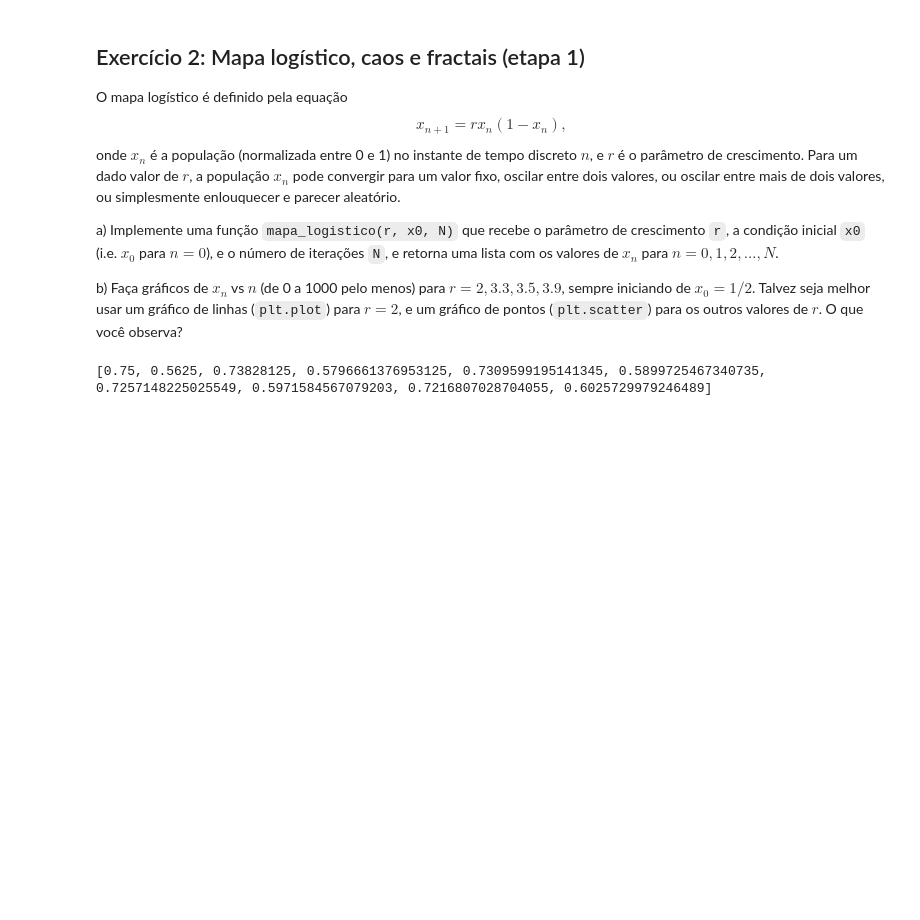
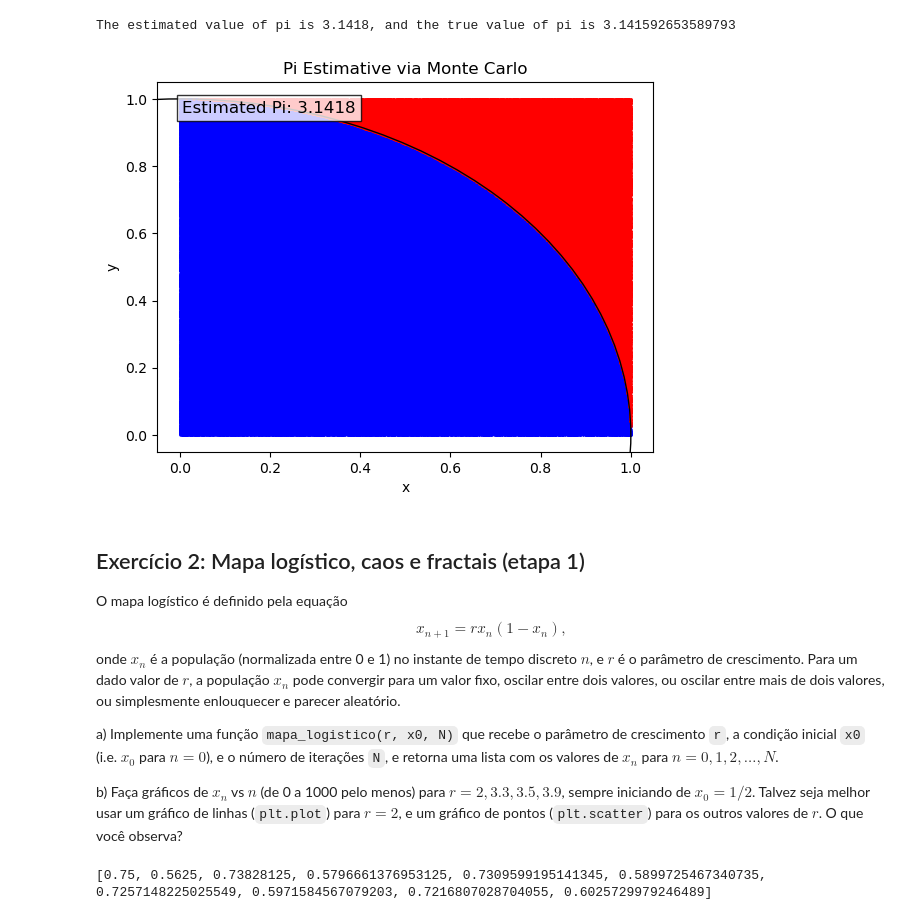
Before and after one commit to Arialhg/fiscomp, a Jupyter notebook: list3.ipynb, the cells around one changed output. Saved outputs shown, nothing was run; the diff lists cells and outputs as text; code cells hidden in the pictures; blank space fills up the shorter version.

```diff
--- a/list3.ipynb
+++ b/list3.ipynb
@@ -43,3 +17,64 @@ with a total number of 10000 points, the approximation for pi is 3.1508. The rea
+# %%
+import numpy as np
+import matplotlib.pyplot as plt
+
+
+rng = np.random.default_rng()
+
+def pi_monteCarlo (n1, return_points = False):
+
+  '''
+  This function aims to estimate the value of pi using Monte Carlo Gaming Thoery
+
+  Args:
+  n1 = Used to generate 10^n numbers for x and for y
+
+  Returns:
+  Estimative of pi.
+  '''
+
+  x = rng.random(10**n1)
+  y = rng.random(10**n1)
+
+  r = np.sqrt((x**2)+(y**2))
+
+  bool_arr = r <= 1
+
+  p_in = r[bool_arr]
+  p_out = r[~bool_arr]
+
+  est_pi = 4*(len(p_in)/len(r))
+
+  if return_points:
+    fig, ax = plt.subplots()
+
+    ax.scatter(x[bool_arr], y[bool_arr], color = 'Blue', s= 0.5, label = 'Inside')
+    ax.scatter(x[~bool_arr], y[~bool_arr], color = 'Red', s = 0.5, label = 'Outside')
+
+    circle = plt.Circle((0,0), 1, color = 'Black', fill = False)
+    ax.add_artist(circle)
+
+    ax.set_xlabel('x')
+    ax.set_ylabel('y')
+    ax.set_title('Pi Estimative via Monte Carlo')
+
+    pi_text = f'Estimated Pi: {est_pi}'
+    ax.text(0.05, 0.95, pi_text, transform = ax.transAxes, fontsize = 12, verticalalignment = 'top', bbox = dict(facecolor = 'white', alpha = 0.8))
+
+    return est_pi, p_in, p_out
+  else:
+    return est_pi, p_in, p_out
+
+n1 = int(input('Please input the value of n. This will generate 10^n pairs of coordinates, and it will be used to estimate Pi: \n'))
+return_points = input('Do you wish to plot the graph that shows which points fell inside/outside the circle? \n')
+
+est_pi, p_in, p_out = pi_monteCarlo(n1, return_points)
+
+
+print(f'The estimated value of pi is {est_pi}, and the true value of pi is {np.pi}')
+# %% [output]
+The estimated value of pi is 3.1418, and the true value of pi is 3.141592653589793
+[figure, added]
 # %% [markdown]
 
 ## Exercício 2: Mapa logístico, caos e fractais (etapa 1)
```
Also changed, not shown: parts of 2 cells of this notebook.
